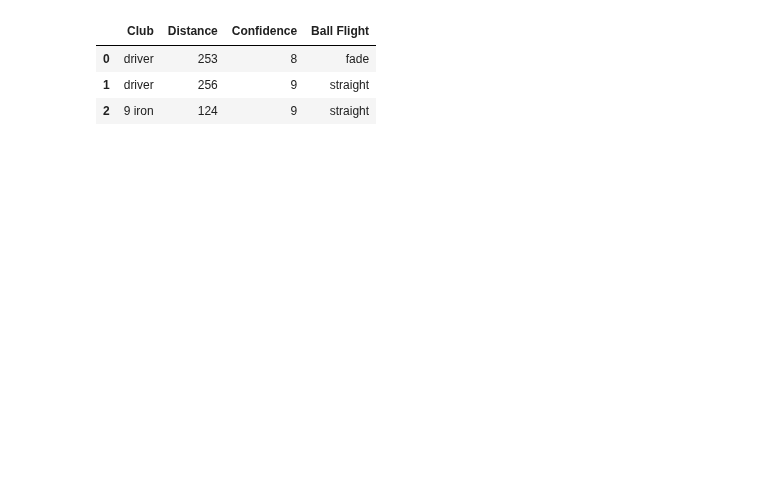
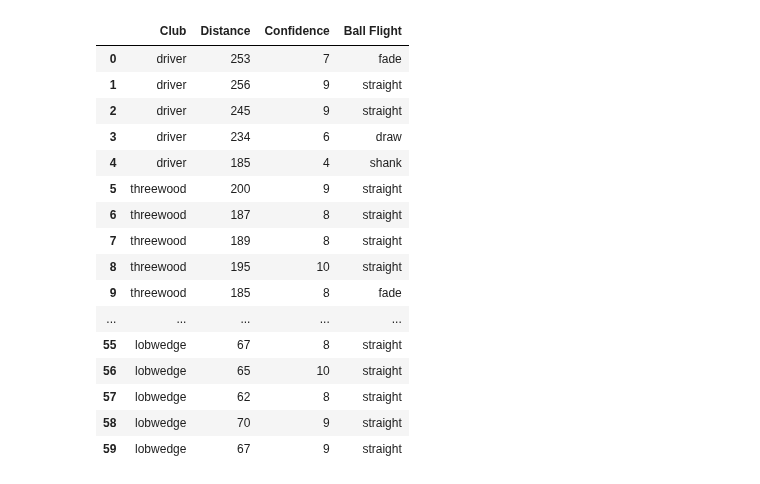
Before and after one commit to min-is/Chapman-University, a Jupyter notebook: Personal Projects/ballsdeepv2.ipynb, the cells around one changed output. Saved outputs shown, nothing was run; the diff lists cells and outputs as text; code cells hidden in the pictures; blank space fills up the shorter version.

```diff
--- a/Personal Projects/ballsdeepv2.ipynb
+++ b/Personal Projects/ballsdeepv2.ipynb
@@ -34,13 +52,25 @@ except ImportError:
   install('statsmodels')
   install('seaborn')
 # %%
-url = 'https://raw.githubusercontent.com/min-is/Chapman-University/main/Personal%20Projects/test.csv'
+url = 'https://raw.githubusercontent.com/min-is/Chapman-University/main/Personal%20Projects/Ballsdeep%20Range%20Dataset%20-%20Sheet1%20(1).csv'
+df = pd.read_csv(url)
 
-dfxd = pd.read_csv(url)
-
-dfxd
+df
 # %% [output]
 |  | Club | Distance | Confidence | Ball Flight |
-| 0 | driver | 253 | 8 | fade |
+| 0 | driver | 253 | 7 | fade |
 | 1 | driver | 256 | 9 | straight |
-| 2 | 9 iron | 124 | 9 | straight |
+| 2 | driver | 245 | 9 | straight |
+| 3 | driver | 234 | 6 | draw |
+| 4 | driver | 185 | 4 | shank |
+| 5 | threewood | 200 | 9 | straight |
+| 6 | threewood | 187 | 8 | straight |
+| 7 | threewood | 189 | 8 | straight |
+| 8 | threewood | 195 | 10 | straight |
+| 9 | threewood | 185 | 8 | fade |
+| ... | ... | ... | ... | ... |
+| 55 | lobwedge | 67 | 8 | straight |
+| 56 | lobwedge | 65 | 10 | straight |
+| 57 | lobwedge | 62 | 8 | straight |
+| 58 | lobwedge | 70 | 9 | straight |
+| 59 | lobwedge | 67 | 9 | straight |
```
Also changed, not shown: parts of 6 cells of this notebook, 2 other files.
